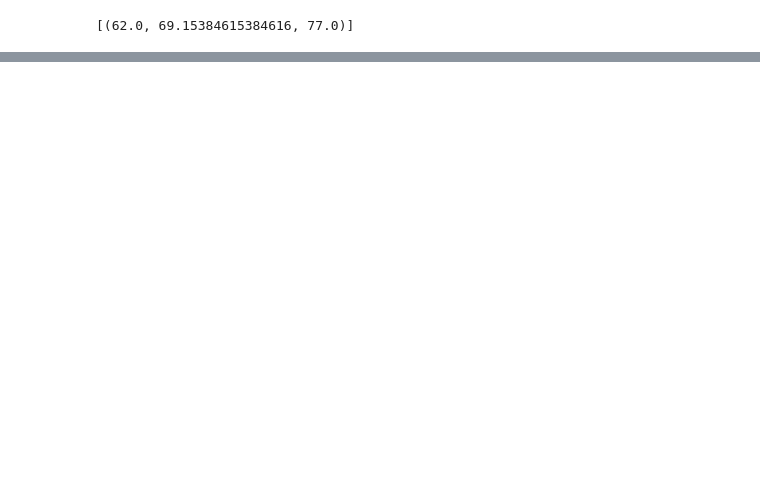
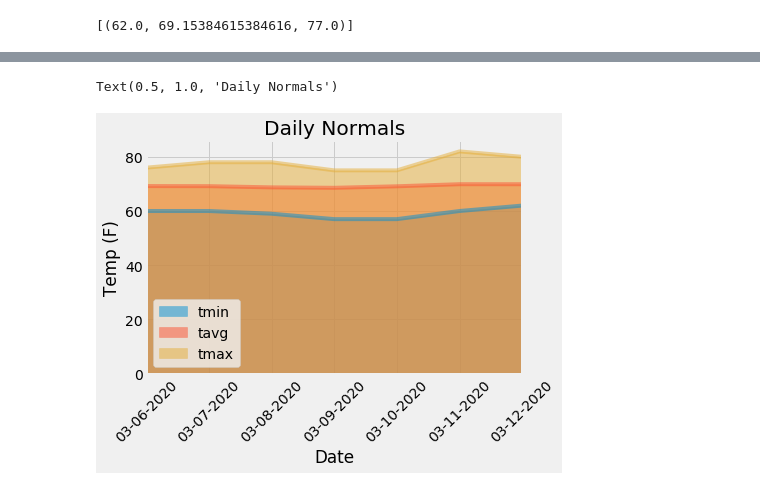
Before and after one commit to jaime030690/sqlalchemy-challenge, a Jupyter notebook: climate_starter.ipynb, the cells around one changed output, grey strips where cells are left out. Cells and saved outputs as stored; diff of their text form; code cells hidden in the pictures; blank space fills up the shorter version.

```diff
--- a/climate_starter.ipynb
+++ b/climate_starter.ipynb
@@ -190,0 +224,10 @@ print(calc_temps('2012-02-28', '2012-03-05'))
+# %%
+# Rainfall per weather station
+sel = [
+    Measurement.station,
+    func.sum(Measurement.prcp)
+]
+
+query = session.query(*sel).filter(func.strftime(sel[0]) >= cutoff).group_by(sel[0]).all()
+avg_prcp = pd.DataFrame(query, columns = ['station', 'sum_prcp'])
+avg_prcp
@@ -226,0 +267,20 @@ daily_normals("01-01")
+# %%
+# Pick dates for trip, using birthday week
+trip_dates = [
+    '03-06-2020',
+    '03-07-2020',
+    '03-08-2020',
+    '03-09-2020',
+    '03-10-2020',
+    '03-11-2020',
+    '03-12-2020'
+]
+
+# Create dataframe from daily_normals func
+data = {}
+
+for date in trip_dates:
+    data[date] = list(np.ravel(daily_normals(date[0:5])))
+
+trip_df = pd.DataFrame.from_dict(data, orient = 'index', columns = ['tmin', 'tavg', 'tmax'])
+trip_df
@@ -226,0 +296,9 @@ daily_normals("01-01")
+# %%
+# Plot dataframe
+ax = trip_df.plot.area(stacked = False, rot = 45)
+ax.set_xlabel('Date')
+ax.set_ylabel('Temp (F)')
+ax.set_title('Daily Normals')
+# %% [output]
+Text(0.5, 1.0, 'Daily Normals')
+[figure, added]
```
Also changed, not shown: parts of 21 cells of this notebook.
